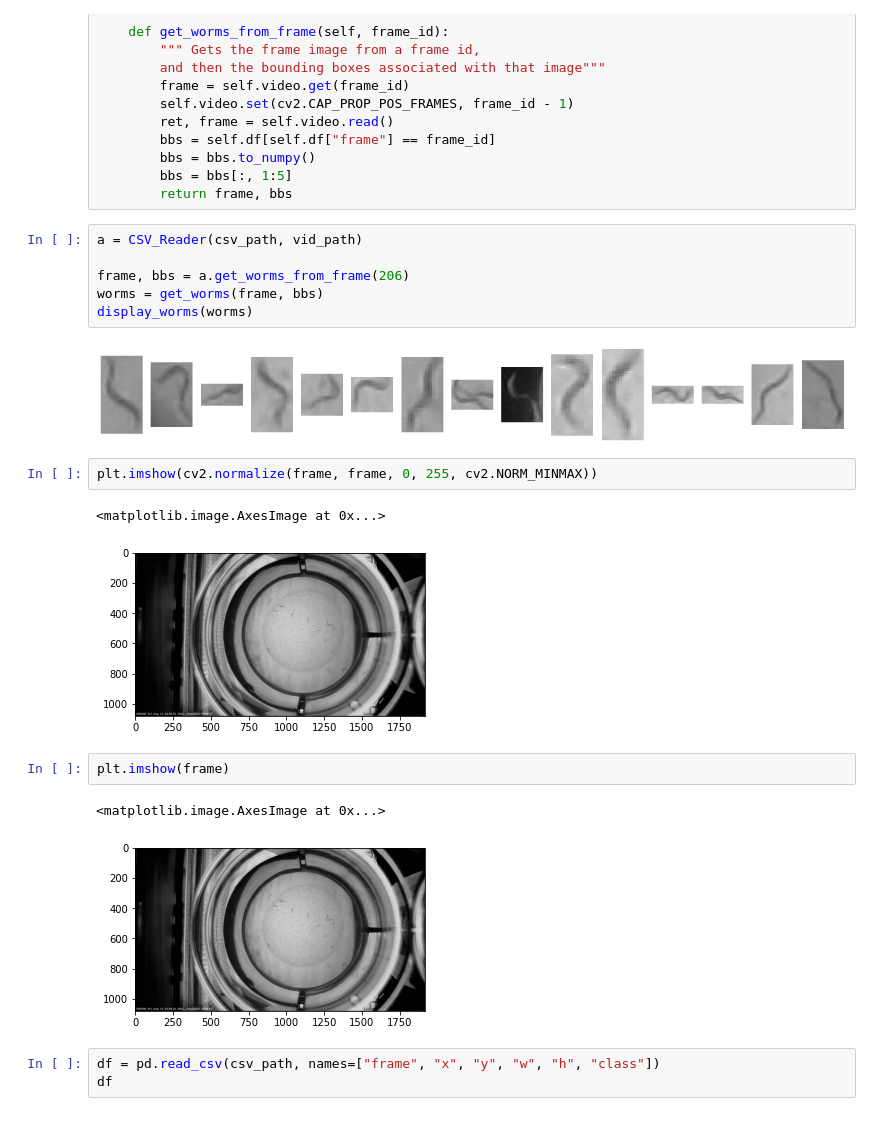
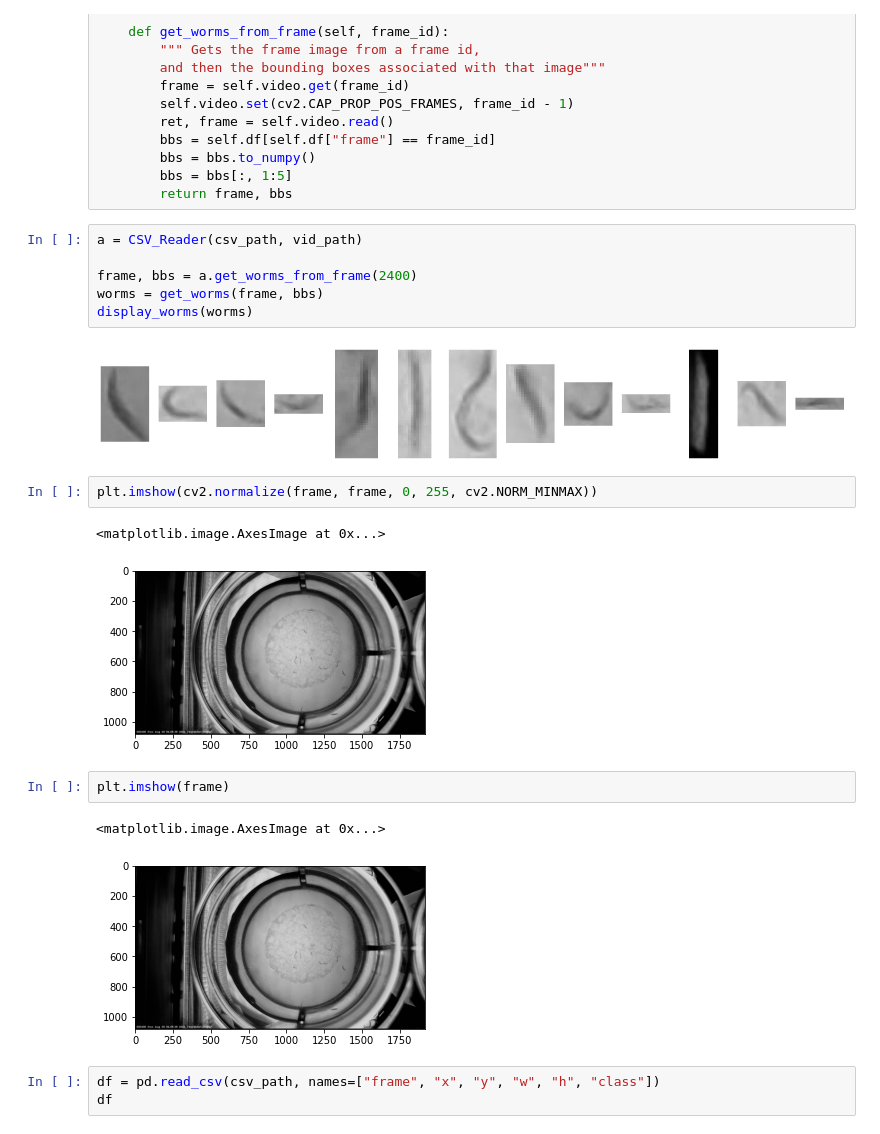
Before and after one commit to paolobif/TOD, a Jupyter notebook: dev.ipynb, the cells around one changed output. Cells and saved outputs as stored; diff of their text form.

```diff
--- a/dev.ipynb
+++ b/dev.ipynb
@@ -85,21 +85,21 @@ class CSV_Reader():
 # %%
 a = CSV_Reader(csv_path, vid_path)
 
-frame, bbs = a.get_worms_from_frame(206)
+frame, bbs = a.get_worms_from_frame(2400)
 worms = get_worms(frame, bbs)
 display_worms(worms)
 # %% [output]
-[figure, old version]
+[figure, new version]
 # %%
 plt.imshow(cv2.normalize(frame, frame, 0, 255, cv2.NORM_MINMAX))
 # %% [output]
 <matplotlib.image.AxesImage at 0x...>
-[figure, old version]
+[figure, new version]
 # %%
 plt.imshow(frame)
 # %% [output]
 <matplotlib.image.AxesImage at 0x...>
-[figure, old version]
+[figure, new version]
 # %%
 df = pd.read_csv(csv_path, names=["frame", "x", "y", "w", "h", "class"])
 df
```
Also changed, not shown: parts of 15 cells of this notebook, 6 other files.
